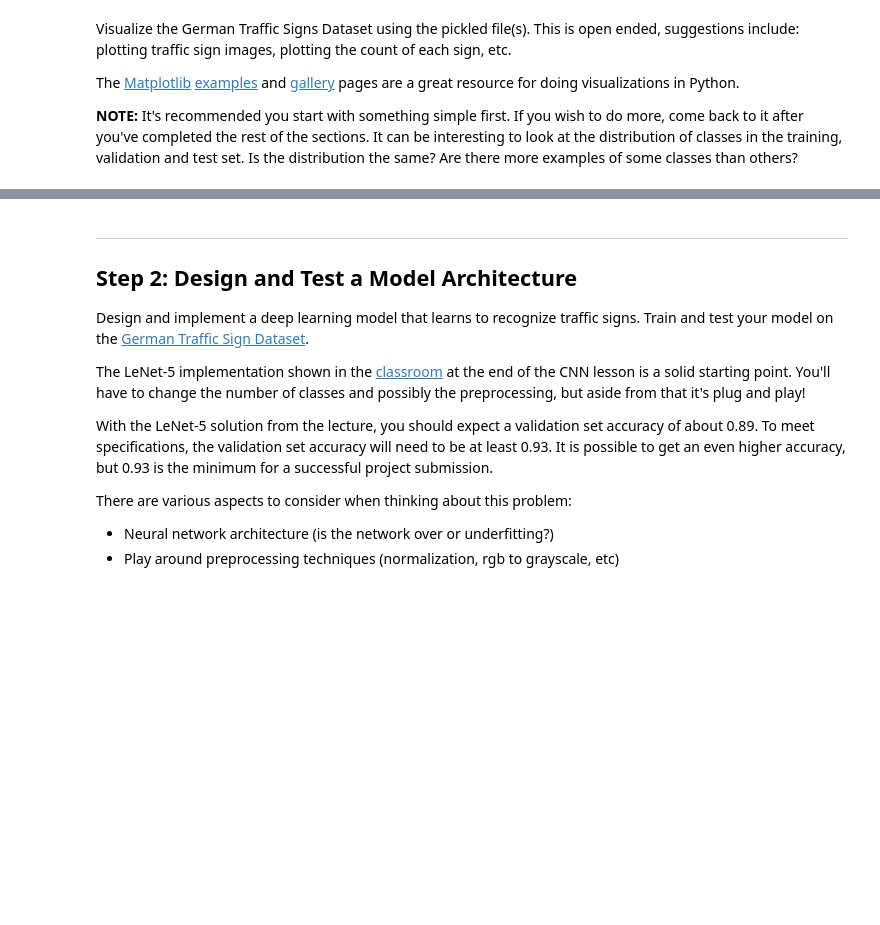
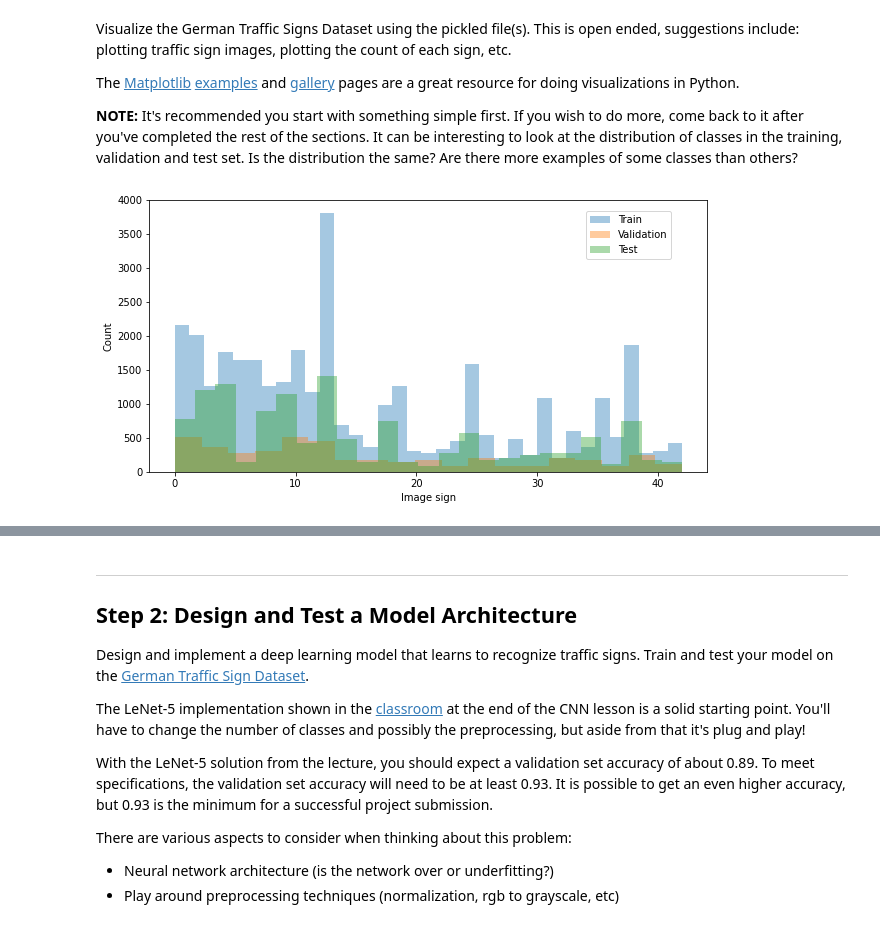
Before and after one commit to cristiandatum/Traffic_Sign_Classifier, a Jupyter notebook: Traffic_Sign_Classifier.ipynb, the cells around one changed output, grey strips where cells are left out. Saved outputs shown, nothing was run; the diff lists cells and outputs as text; code cells hidden in the pictures; blank space fills up the shorter version.

```diff
--- a/Traffic_Sign_Classifier.ipynb
+++ b/Traffic_Sign_Classifier.ipynb
@@ -106,3 +125,15 @@ Visualize the German Traffic Signs Dataset using the pickled file(s). This is op
 The [Matplotlib](http://matplotlib.org/) [examples](http://matplotlib.org/examples/index.html) and [gallery](http://matplotlib.org/gallery.html) pages are a great resource for doing visualizations in Python.
 
 **NOTE:** It's recommended you start with something simple first. If you wish to do more, come back to it after you've completed the rest of the sections. It can be interesting to look at the distribution of classes in the training, validation and test set. Is the distribution the same? Are there more examples of some classes than others?
+# %%
+fig, ax = plt.subplots(figsize =(10,5))
+
+for a in [y_train, y_valid, y_test]:
+    sns.distplot(a, kde=False)
+
+    fig.legend(labels=['Train','Validation','Test'],bbox_to_anchor=(0.85, 0.85), loc=1, borderaxespad=0.)
+
+ax.set(xlabel='Image sign', ylabel='Count')
+plt.show()
+# %% [output]
+[figure, added]
```
Also changed, not shown: parts of 7 cells of this notebook.
